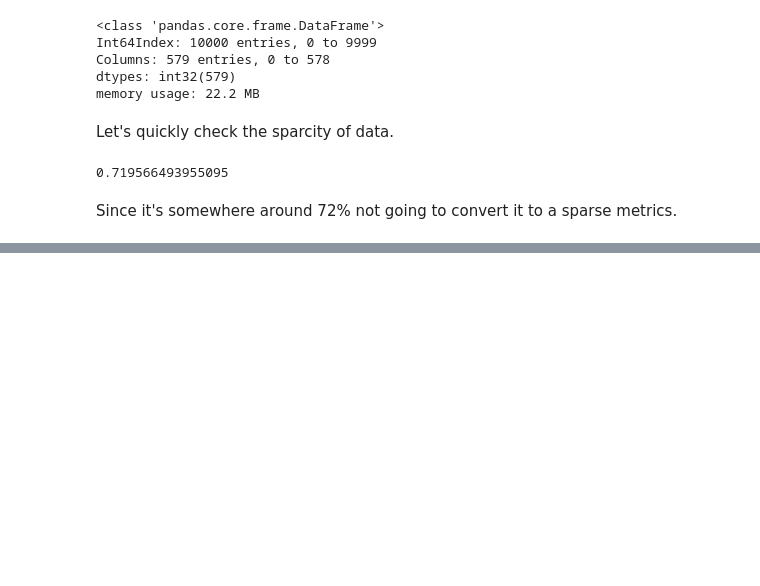
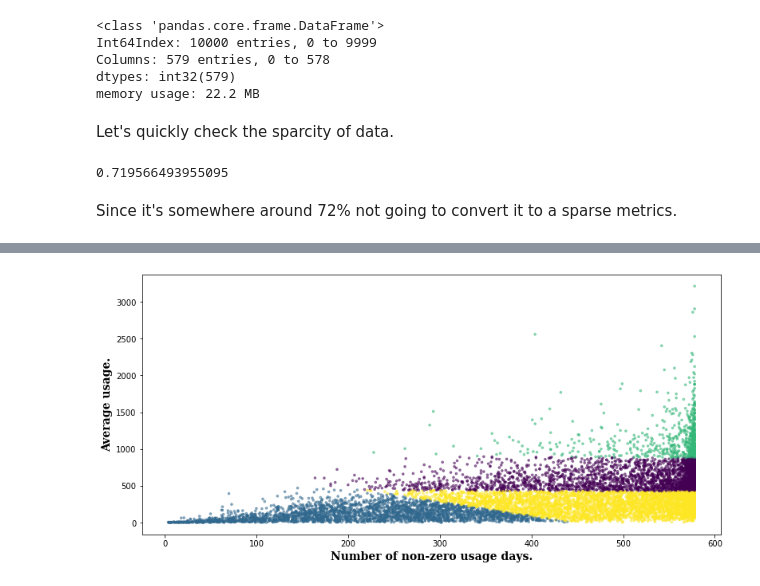
Before and after one commit to Ransaka/MyForecastingRepo, a Jupyter notebook: 04. Time series clustering/01. TS clustering.ipynb, the cells around one changed output, grey strips where cells are left out. Cells and saved outputs as stored; diff of their text form; code cells hidden in the pictures; blank space fills up the shorter version.

```diff
--- a/04. Time series clustering/01. TS clustering.ipynb
+++ b/04. Time series clustering/01. TS clustering.ipynb
@@ -118,0 +145,10 @@ plt.show()
+# %%
+labs = KMeans(4).fit_predict(train[['non_zeros','average']])
+# %%
+plt.figure(figsize=(13,6))
+plt.scatter(train['non_zeros'],train['average'],s=7,c=labs, cmap='viridis',alpha=0.5)
+plt.ylabel("Average usage.",fontsize=14,fontfamily='serif',fontweight='semibold')
+plt.xlabel("Number of non-zero usage days.",fontsize=14,fontfamily='serif',fontweight='semibold')
+plt.show()
+# %% [output]
+[figure, added]
```
Also changed, not shown: parts of 16 cells of this notebook.
